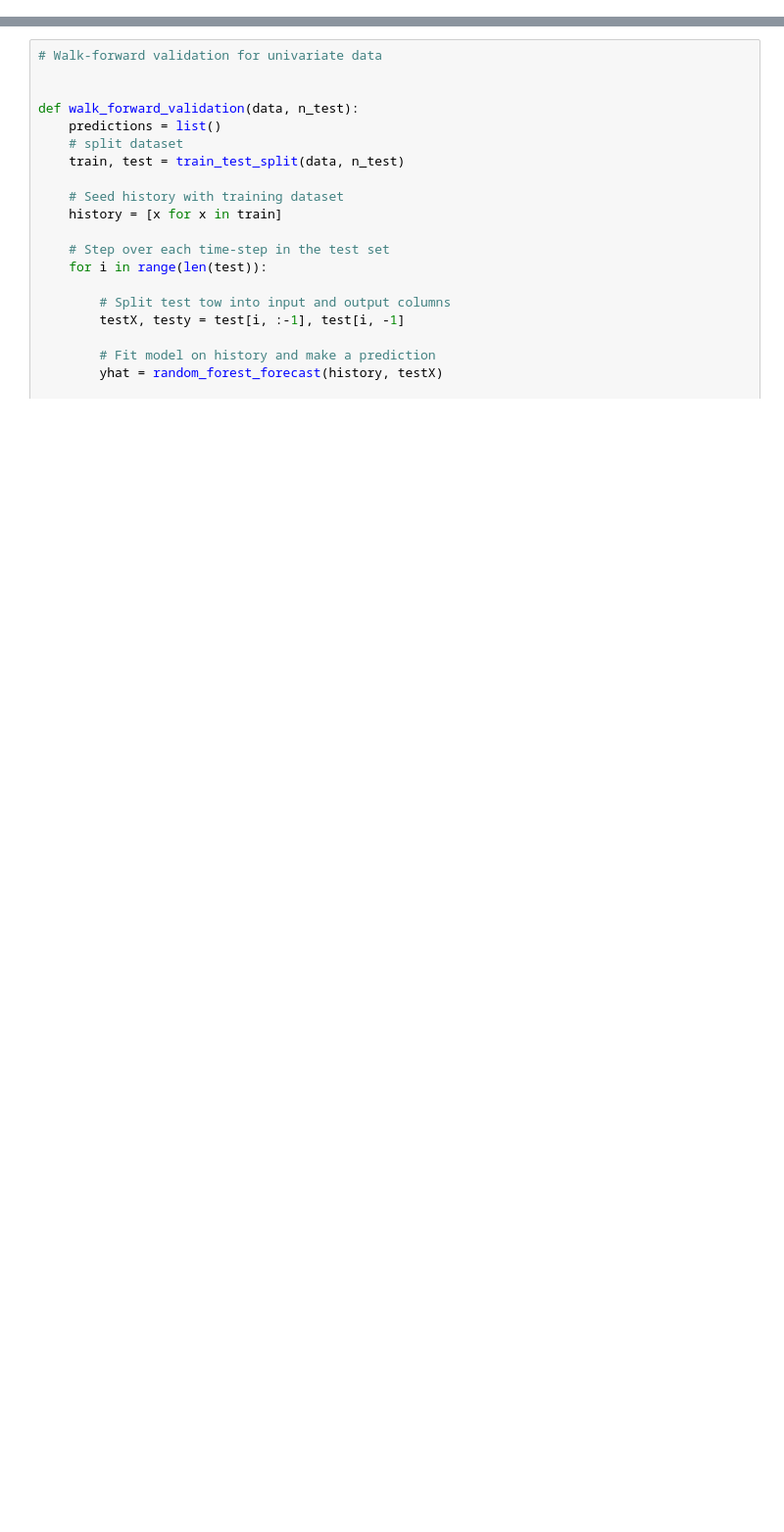
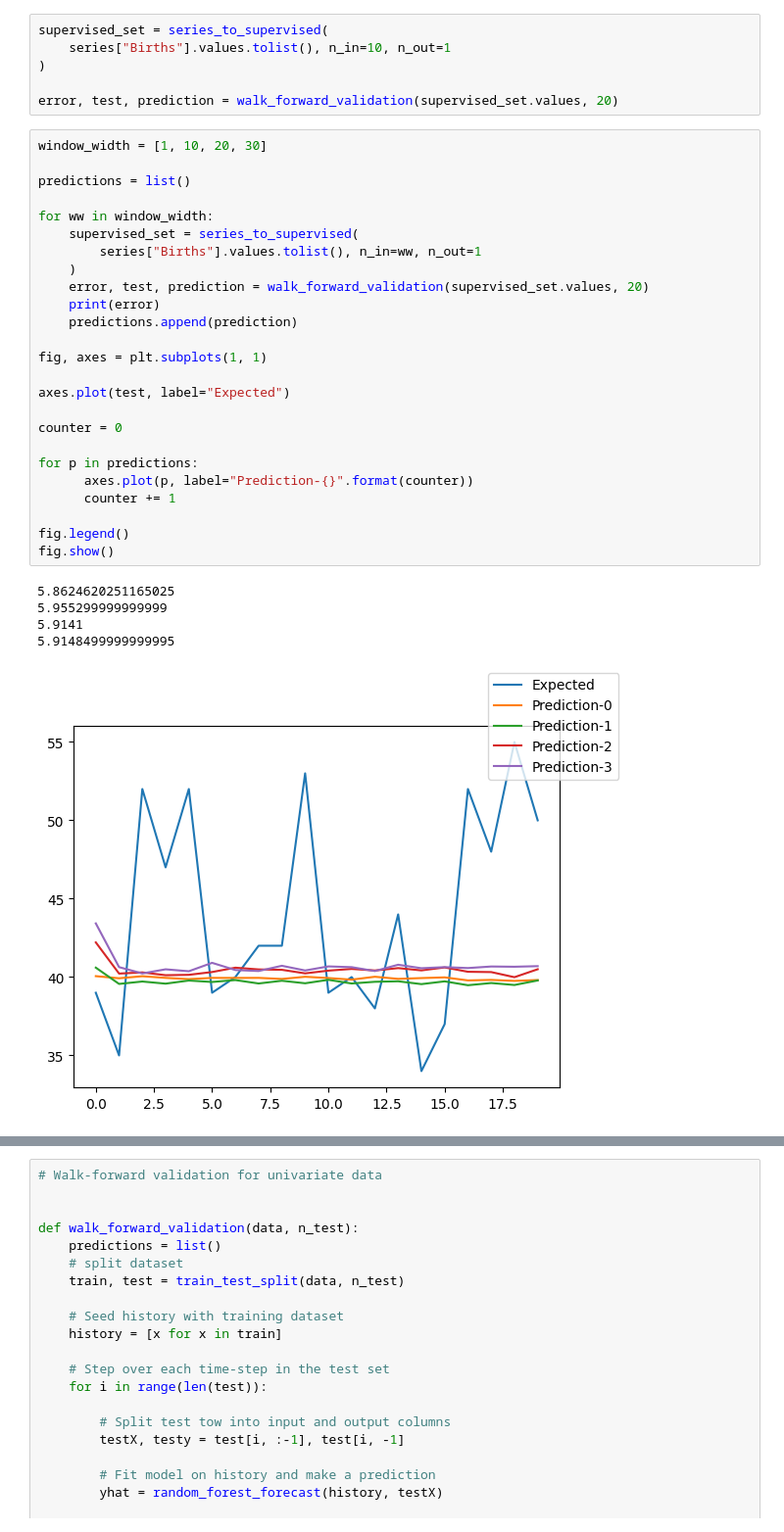
Before and after one commit to zqTheDesigner/study_KNN, a Jupyter notebook: random-forest/random-forest-for-timeseries.ipynb, the cells around one changed output, grey strips where cells are left out. Shown at 98% size. Saved outputs shown, nothing was run; the diff lists cells and outputs as text; blank space fills up the shorter version.

```diff
--- a/random-forest/random-forest-for-timeseries.ipynb
+++ b/random-forest/random-forest-for-timeseries.ipynb
@@ -40,0 +160,37 @@ def train_test_split(data, n_test):
+# %%
+supervised_set = series_to_supervised(
+    series["Births"].values.tolist(), n_in=10, n_out=1
+)
+
+error, test, prediction = walk_forward_validation(supervised_set.values, 20)
+# %%
+window_width = [1, 10, 20, 30]
+
+predictions = list()
+
+for ww in window_width:
+    supervised_set = series_to_supervised(
+        series["Births"].values.tolist(), n_in=ww, n_out=1
+    )
+    error, test, prediction = walk_forward_validation(supervised_set.values, 20)
+    print(error)
+    predictions.append(prediction)
+
+fig, axes = plt.subplots(1, 1)
+
+axes.plot(test, label="Expected")
+
+counter = 0
+
+for p in predictions:
+      axes.plot(p, label="Prediction-{}".format(counter))
+      counter += 1
+
+fig.legend()
+fig.show()
+# %% [output]
+5.8624620251165025
+5.955299999999999
+5.9141
+5.9148499999999995
+[figure, added]
```
Also changed, not shown: parts of 26 cells of this notebook, 1 other file.
